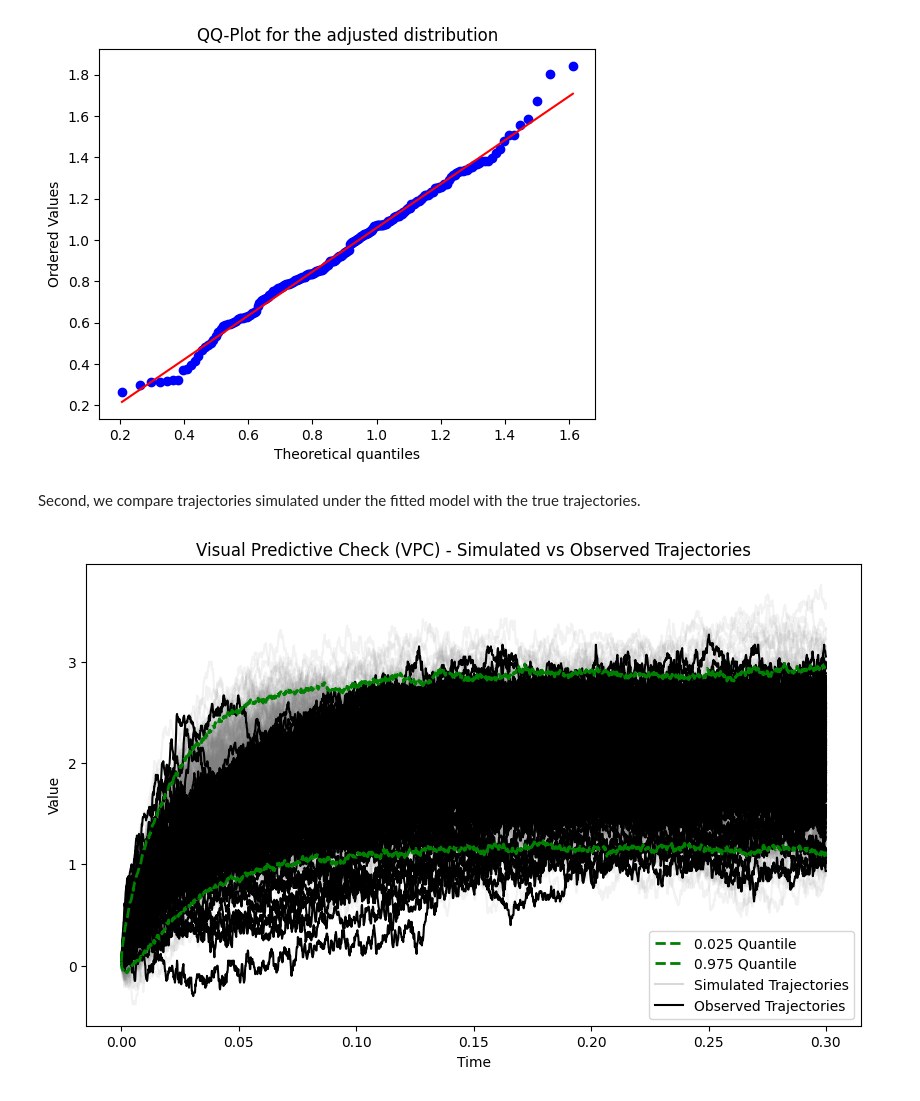
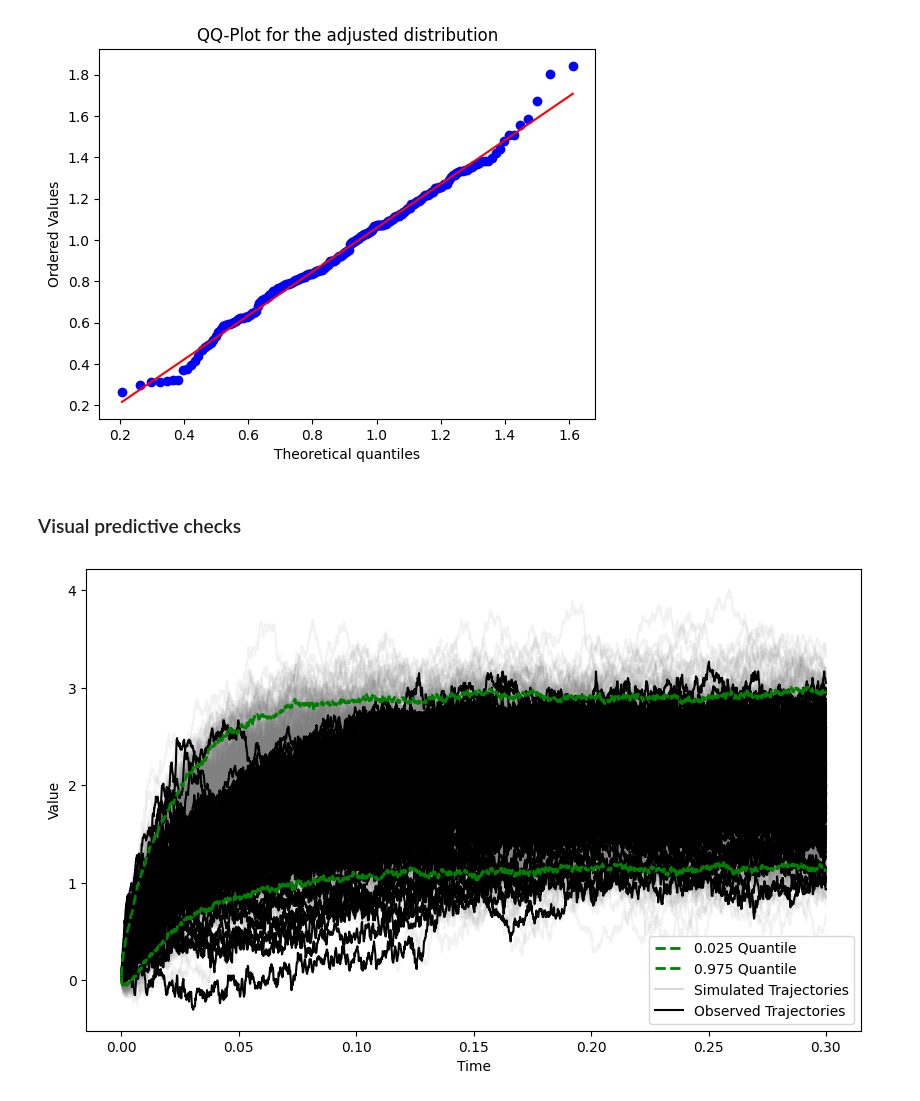
Before and after one commit to madelattre/Paper----QL-MSDE-HF----Python-codes, a Jupyter notebook: Neural-application.ipynb, the cells around one changed output. Drawn from its saved outputs; the diff is of its cells as text; code cells hidden in the pictures.

Commit message:
docs: update notebook to match methodology described in paper

```diff
--- a/examples/Neuronal-application.ipynb
+++ b/Neural-application.ipynb
@@ -108,3 +168,5 @@ eta_hat, theta_tau_hat, tau_hat, mu_hat, omega2_hat = m1.fit_mixed_sde(y,time_ma
+# %%
+eta_hat, theta_tau_hat, tau_hat, mu_hat, omega2_hat = model.fit_mixed_sde(y,time_mat,init,covariance_to_estimate,method='joint')
 # %% [markdown]
 We obtain the following parameter estimations:
 # %%
@@ -158,17 +220,35 @@ plt.show()
 # %% [output]
 [figure]
 # %% [markdown]
-Second, we compare trajectories simulated under the fitted model with the true trajectories.
+### Visual predictive checks
 # %%
 
+if (model_name == 'n1'):
+    def drift(y, phi, tau):
+        a_value = phi[0] * y  / jax.numpy.sqrt(1 + y * y) + phi[1] / jax.numpy.sqrt(1 + y * y)
+        return tau * a_value
 
-def drift(y, phi, tau):
-    a_value =  phi[0] * y  + phi[1]
-    return tau * a_value
+    def diffusion(y, tau, eta, t):
+        c_value = np.sqrt(tau) * jax.numpy.exp(jax.numpy.arctan(y) * eta)
+        return c_value
 
-def diffusion(y, tau, eta):
-    c_value = np.sqrt(tau)*np.sqrt(1 + eta * y * y)
-    return c_value
+if (model_name == 'n2'):
+    def drift(y, phi, tau):
+        a_value = phi[0] * y  / jax.numpy.sqrt(1 + y * y) + phi[1] / jax.numpy.sqrt(1 + y * y)
+        return tau * a_value
+
+    def diffusion(y, tau, eta, t):
+        c_value = np.sqrt(tau) * jax.numpy.exp(eta * t / 2) + 0.0 * y
+        return c_value
+
+if (model_name == 'n3'):
+    def drift(y, phi, tau):
+        a_value =  phi[0] * y  + phi[1]
+        return tau * a_value
+
+    def diffusion(y, tau, eta, t):
+        c_value = np.sqrt(tau)*np.sqrt(1 + eta * y * y)
+        return c_value
 
 def simu(random, fixed, h, n, y0):
     y = np.zeros(n + 1)
@@ -179,8 +259,9 @@ def simu(random, fixed, h, n, y0):
 
 
     for j in range(n):
+
         y[j+1] = y[j] + drift(y[j], phi, tau) * h + diffusion(y[j],
-                                                                    tau, eta) * np.random.normal(scale=np.sqrt(h))
+                                                                    tau, eta, h*(j+1)) * np.random.normal(scale=np.sqrt(h))
 
     return y
 
@@ -210,30 +291,27 @@ simu = simu_joint(eta_hat, theta_tau_hat, mu_hat, omega2_hat, nb_trajectories, h
 # %%
 plt.figure(figsize=(10, 6))
 
-# Calculation of quantiles of the simulated (theoretical) distribution for each time point
 lower_quantile = np.quantile(simu['y'], 0.025, axis=0)
 upper_quantile = np.quantile(simu['y'], 0.975, axis=0)
 
-# Simulated (theoretical) trajectories in gray background
-for i in range(500):
+for i in range(nb_trajectories):
     plt.plot(np.arange(y.shape[1] + 1) * h, simu['y'][i, :], color='grey', alpha=0.1)
 
-# Observed (real) trajectories in black foreground
 for i in range(y.shape[0]):
     plt.plot(time, np.array(y[i, :]), color='black', linewidth=1.5)
 
-# Quantile trajectories (0.025 and 0.975) in green
 plt.plot(np.arange(y.shape[1] + 1) * h, lower_quantile, color='green', linestyle='--', linewidth=2, label='0.025 Quantile')
 plt.plot(np.arange(y.shape[1] + 1) * h, upper_quantile, color='green', linestyle='--', linewidth=2, label='0.975 Quantile')
 
 plt.xlabel('Time')
 plt.ylabel('Value')
-plt.title('Visual Predictive Check (VPC) - Simulated vs Observed Trajectories')
+plt.title('')
+
 
 plt.plot([], [], color='grey', alpha=0.3, label='Simulated Trajectories')
 plt.plot([], [], color='black', linewidth=1.5, label='Observed Trajectories')
 plt.legend()
 
 plt.show()
 # %% [output]
-[figure, old version]
+[figure, new version]
```
Also changed, not shown: parts of 17 cells of this notebook.
